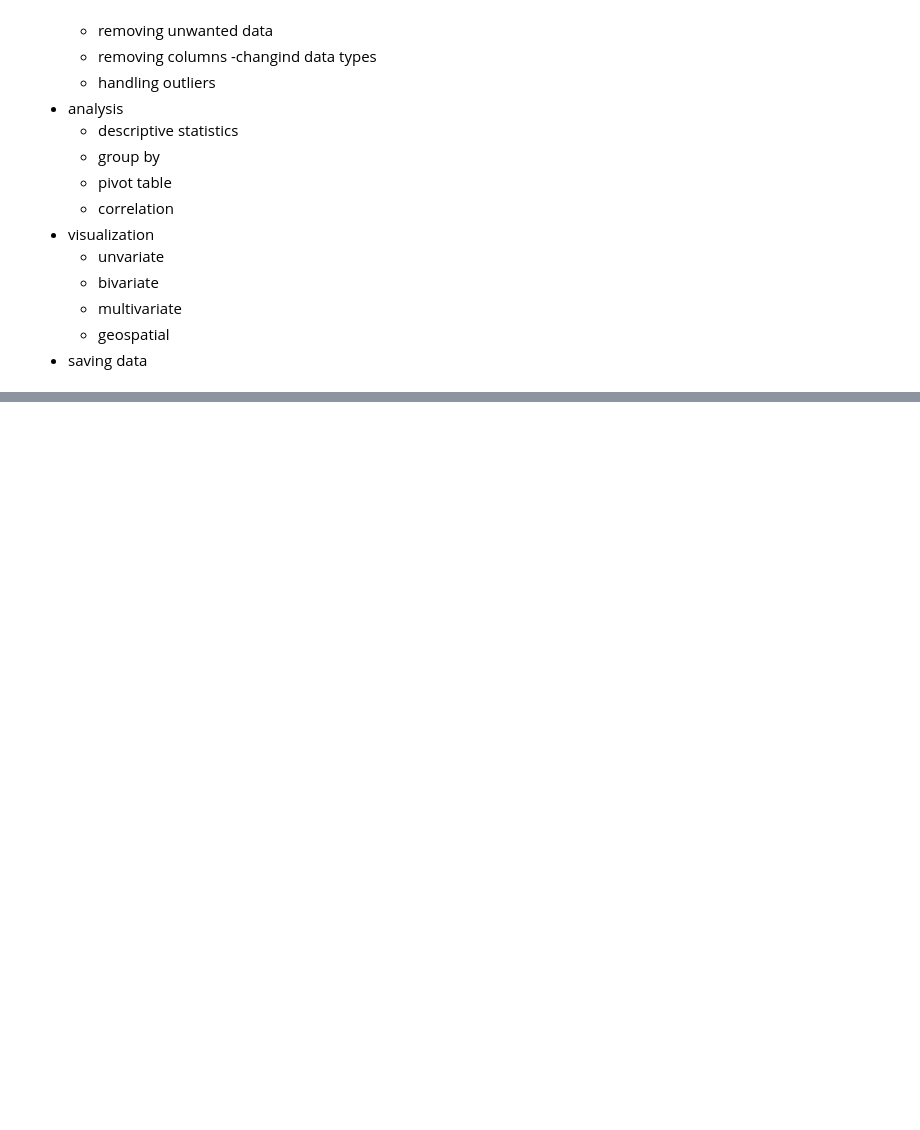
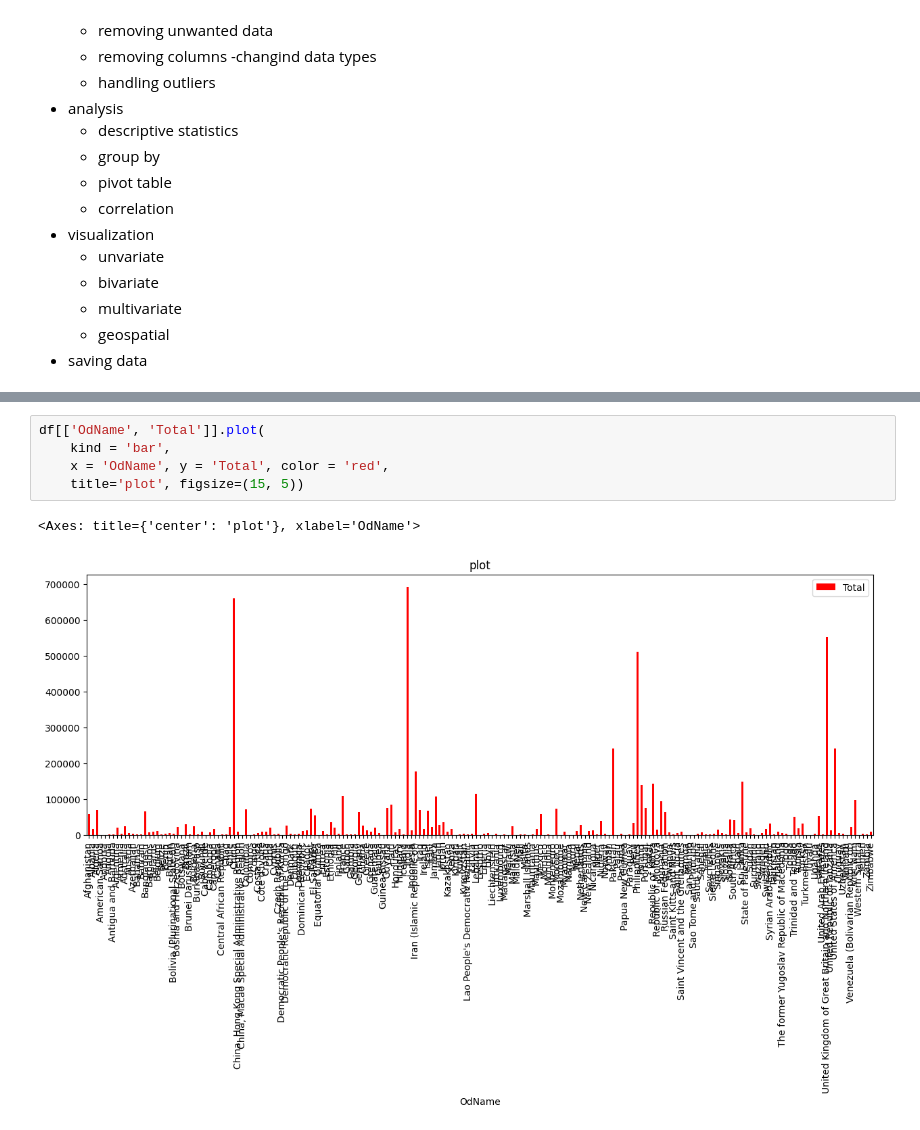
Before and after one commit to mahaksinghal/python-data-science, a Jupyter notebook: pandas basis/analysis.ipynb, the cells around one changed output, grey strips where cells are left out. Saved outputs shown, nothing was run; the diff lists cells and outputs as text; blank space fills up the shorter version.

```diff
--- a/pandas basis/analysis.ipynb
+++ b/pandas basis/analysis.ipynb
@@ -99,0 +502,8 @@ pandas operations
+# %%
+df[['OdName', 'Total']].plot(
+    kind = 'bar',
+    x = 'OdName', y = 'Total', color = 'red',
+    title='plot', figsize=(15, 5))
+# %% [output]
+<Axes: title={'center': 'plot'}, xlabel='OdName'>
+[figure, added]
```
Also changed, not shown: parts of 34 cells of this notebook, 1 other file.
